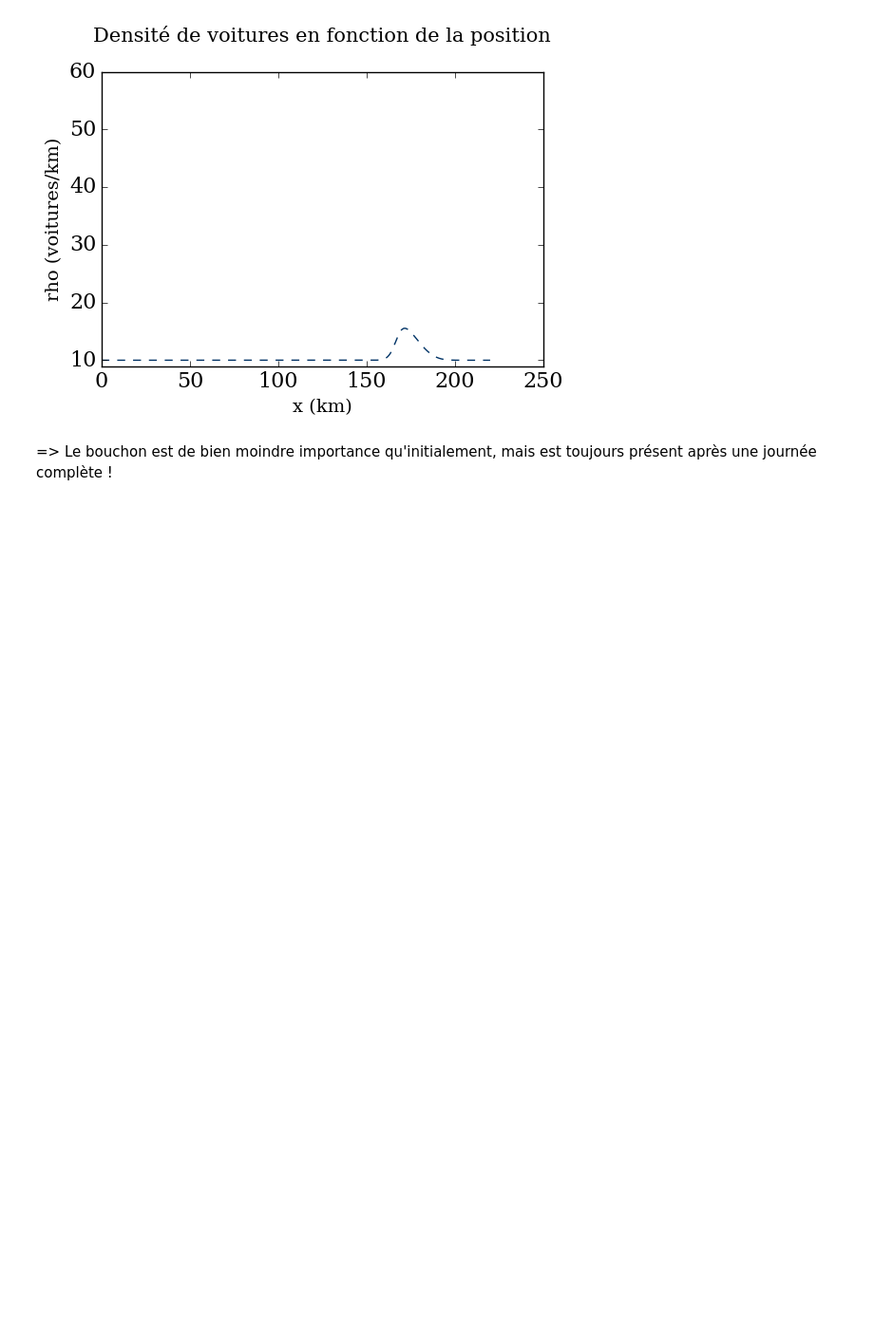
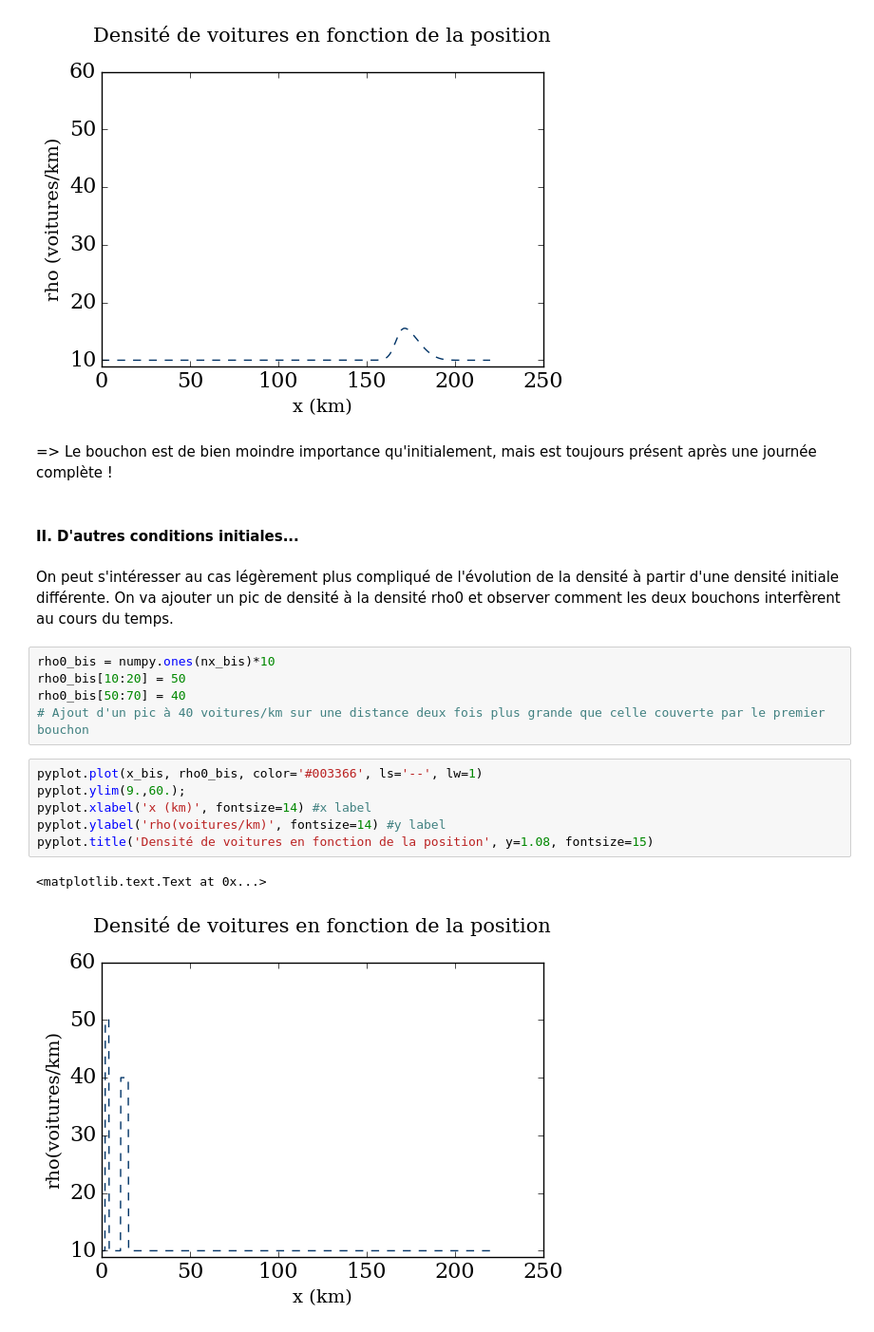
Before and after one commit to CarolineJonas/Module-2---Space-time, a Jupyter notebook: Module2_Final.ipynb, the cells around one changed output. Shown at 95% size. Drawn from its saved outputs; the diff is of its cells as text; blank space fills up the shorter version.

```diff
--- a/Module2_Final.ipynb
+++ b/Module2_Final.ipynb
@@ -399,3 +399,22 @@ pyplot.title('Densité de voitures en fonction de la position', y=1.08, fontsize
 [figure]
 # %% [markdown]
 => Le bouchon est de bien moindre importance qu'initialement, mais est toujours présent après une journée complète !
+# %% [markdown]
+#### II. D'autres conditions initiales...
+# %% [markdown]
+On peut s'intéresser au cas légèrement plus compliqué de l'évolution de la densité à partir d'une densité initiale différente.
+On va ajouter un pic de densité à la densité rho0 et observer comment les deux bouchons interfèrent au cours du temps.
+# %%
+rho0_bis = numpy.ones(nx_bis)*10
+rho0_bis[10:20] = 50
+rho0_bis[50:70] = 40
+# Ajout d'un pic à 40 voitures/km sur une distance deux fois plus grande que celle couverte par le premier bouchon
+# %%
+pyplot.plot(x_bis, rho0_bis, color='#003366', ls='--', lw=1)
+pyplot.ylim(9.,60.);
+pyplot.xlabel('x (km)', fontsize=14) #x label
+pyplot.ylabel('rho(voitures/km)', fontsize=14) #y label
+pyplot.title('Densité de voitures en fonction de la position', y=1.08, fontsize=15)
+# %% [output]
+<matplotlib.text.Text at 0x...>
+[figure, added]
```
Also changed, not shown: parts of 9 cells of this notebook.
